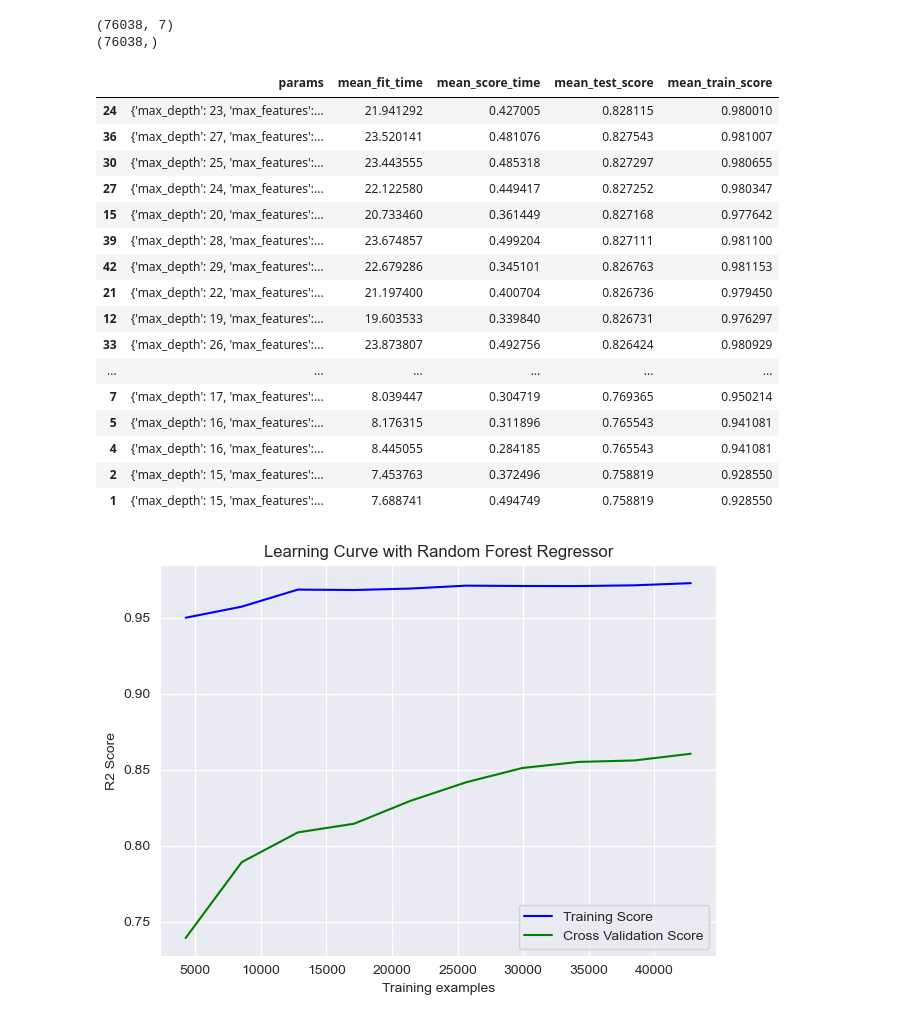
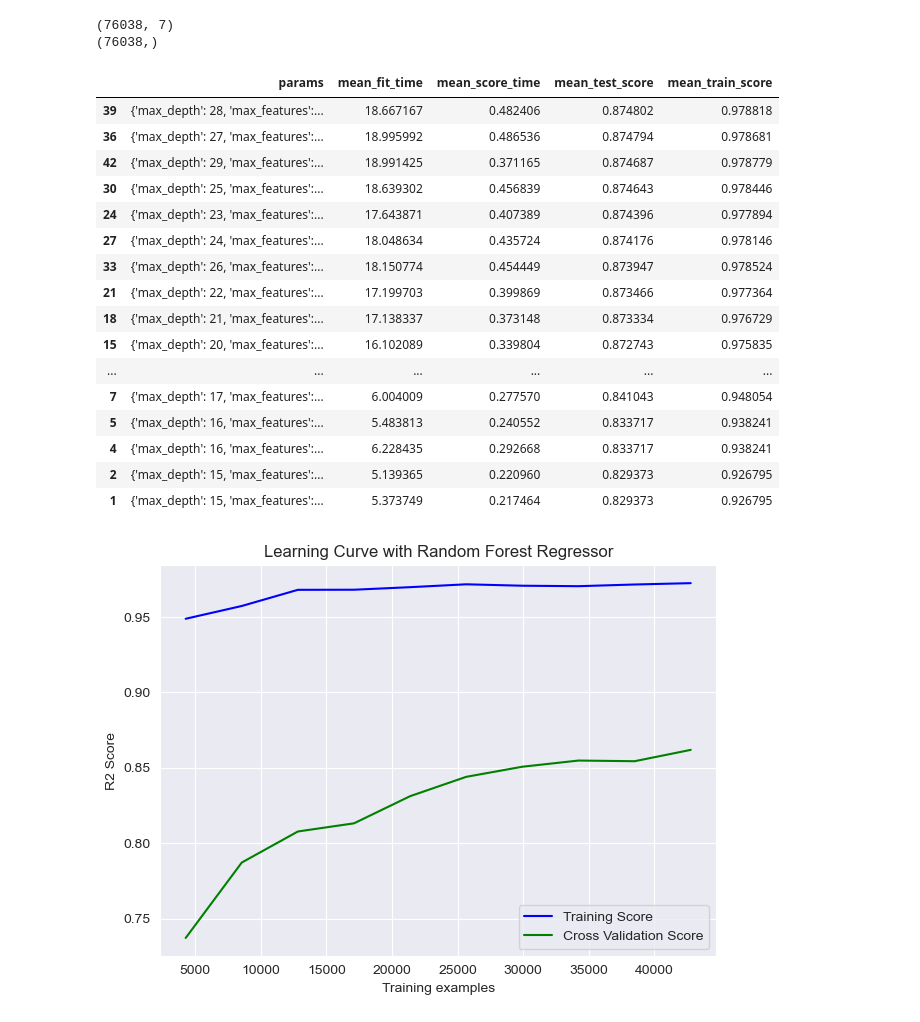
Before and after one commit to MinhPhucLe/Machine-Learning-Project-2023.2, a Jupyter notebook: notebooks/RandomForest/RandomForest_1.ipynb, the cells around one changed output. Drawn from its saved outputs; the diff is of its cells as text; code cells hidden in the pictures.

```diff
--- a/notebooks/RandomForest/RandomForest_1.ipynb
+++ b/notebooks/RandomForest/RandomForest_1.ipynb
@@ -164,52 +164,52 @@ def hypersearch(model, model_name, param_grid, X_train, Y_train, scoring='r2'):
     pickle.dump(best_model, open(model_name, 'wb'))
     return best_model
 
-model = hypersearch(RandomForestRegressor(random_state=42), model_file, param_grid, X, Y)
+model = hypersearch(RandomForestRegressor(random_state=42), model_file, param_grid, X_train, Y_train)
 # %% [output]
 |  | params | mean_fit_time | mean_score_time | mean_test_score | mean_train_score |
-| 24 | {'max_depth': 23, 'max_features':... | 21.941292 | 0.427005 | 0.828115 | 0.980010 |
-| 36 | {'max_depth': 27, 'max_features':... | 23.520141 | 0.481076 | 0.827543 | 0.981007 |
-| 30 | {'max_depth': 25, 'max_features':... | 23.443555 | 0.485318 | 0.827297 | 0.980655 |
-| 27 | {'max_depth': 24, 'max_features':... | 22.122580 | 0.449417 | 0.827252 | 0.980347 |
-| 15 | {'max_depth': 20, 'max_features':... | 20.733460 | 0.361449 | 0.827168 | 0.977642 |
-| 39 | {'max_depth': 28, 'max_features':... | 23.674857 | 0.499204 | 0.827111 | 0.981100 |
-| 42 | {'max_depth': 29, 'max_features':... | 22.679286 | 0.345101 | 0.826763 | 0.981153 |
-| 21 | {'max_depth': 22, 'max_features':... | 21.197400 | 0.400704 | 0.826736 | 0.979450 |
-| 12 | {'max_depth': 19, 'max_features':... | 19.603533 | 0.339840 | 0.826731 | 0.976297 |
-| 33 | {'max_depth': 26, 'max_features':... | 23.873807 | 0.492756 | 0.826424 | 0.980929 |
+| 39 | {'max_depth': 28, 'max_features':... | 18.667167 | 0.482406 | 0.874802 | 0.978818 |
+| 36 | {'max_depth': 27, 'max_features':... | 18.995992 | 0.486536 | 0.874794 | 0.978681 |
+| 42 | {'max_depth': 29, 'max_features':... | 18.991425 | 0.371165 | 0.874687 | 0.978779 |
+| 30 | {'max_depth': 25, 'max_features':... | 18.639302 | 0.456839 | 0.874643 | 0.978446 |
+| 24 | {'max_depth': 23, 'max_features':... | 17.643871 | 0.407389 | 0.874396 | 0.977894 |
+| 27 | {'max_depth': 24, 'max_features':... | 18.048634 | 0.435724 | 0.874176 | 0.978146 |
+| 33 | {'max_depth': 26, 'max_features':... | 18.150774 | 0.454449 | 0.873947 | 0.978524 |
+| 21 | {'max_depth': 22, 'max_features':... | 17.199703 | 0.399869 | 0.873466 | 0.977364 |
+| 18 | {'max_depth': 21, 'max_features':... | 17.138337 | 0.373148 | 0.873334 | 0.976729 |
+| 15 | {'max_depth': 20, 'max_features':... | 16.102089 | 0.339804 | 0.872743 | 0.975835 |
 | ... | ... | ... | ... | ... | ... |
-| 7 | {'max_depth': 17, 'max_features':... | 8.039447 | 0.304719 | 0.769365 | 0.950214 |
-| 5 | {'max_depth': 16, 'max_features':... | 8.176315 | 0.311896 | 0.765543 | 0.941081 |
-| 4 | {'max_depth': 16, 'max_features':... | 8.445055 | 0.284185 | 0.765543 | 0.941081 |
-| 2 | {'max_depth': 15, 'max_features':... | 7.453763 | 0.372496 | 0.758819 | 0.928550 |
-| 1 | {'max_depth': 15, 'max_features':... | 7.688741 | 0.494749 | 0.758819 | 0.928550 |
+| 7 | {'max_depth': 17, 'max_features':... | 6.004009 | 0.277570 | 0.841043 | 0.948054 |
+| 5 | {'max_depth': 16, 'max_features':... | 5.483813 | 0.240552 | 0.833717 | 0.938241 |
+| 4 | {'max_depth': 16, 'max_features':... | 6.228435 | 0.292668 | 0.833717 | 0.938241 |
+| 2 | {'max_depth': 15, 'max_features':... | 5.139365 | 0.220960 | 0.829373 | 0.926795 |
+| 1 | {'max_depth': 15, 'max_features':... | 5.373749 | 0.217464 | 0.829373 | 0.926795 |
 # %%
 from sklearn.model_selection import learning_curve
 
 # Calculate accuracy on training and test set using the
 # gamma parameter with 4-fold cross validation
-train_sizes, train_score, val_score = learning_curve(RandomForestRegressor(n_estimators=10, random_state=42), X_train, Y_train,
+train_sizes, train_score, val_score = learning_curve(RandomForestRegressor(n_estimators=10,max_depth=28, max_features=None ,random_state=42), X_train, Y_train,
                                           cv=4, train_sizes=np.linspace(0.1, 1.0, 10),scoring="r2")
 
 train_score_mean = np.mean(train_score, axis=1)
 train_score_std = np.std(train_score, axis=1)
 
 val_score_mean = np.mean(val_score, axis=1)
 val_score_std = np.std(val_score, axis=1)
 
 plt.plot(train_sizes, train_score_mean,
          label="Training Score", color='b')
 plt.plot(train_sizes, val_score_mean,
          label="Cross Validation Score", color='g')
 # Creating the plot
 plt.title("Learning Curve with Random Forest Regressor")
 plt.xlabel("Training examples")
 plt.ylabel("R2 Score")
 plt.tight_layout()
 plt.legend(loc='best')
 plt.show()
 # %% [output]
-[figure, old version]
+[figure, new version]
 # %%
 # start = time.time()
 # # Create the model
```
Also changed, not shown: parts of 6 cells of this notebook, 2 other files.
